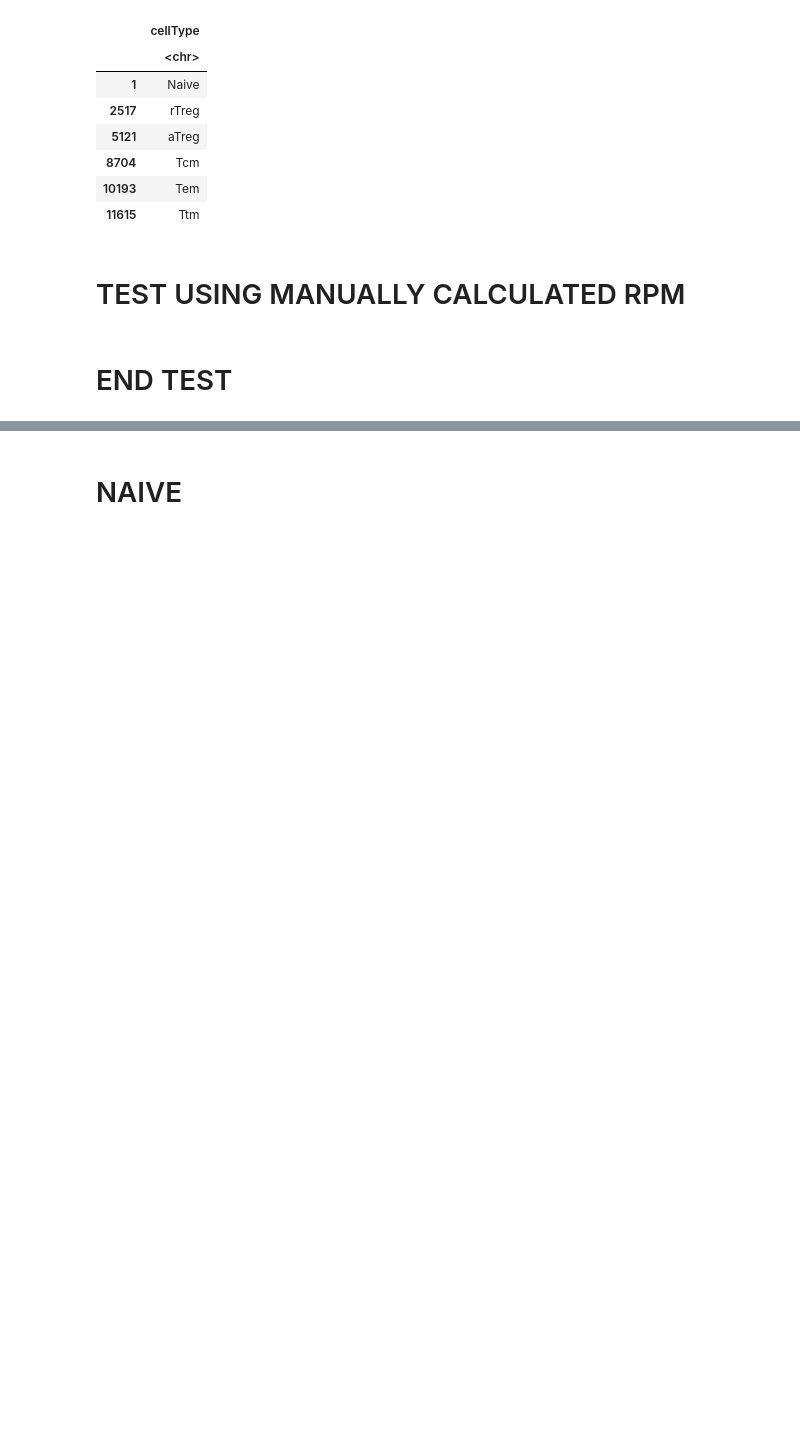
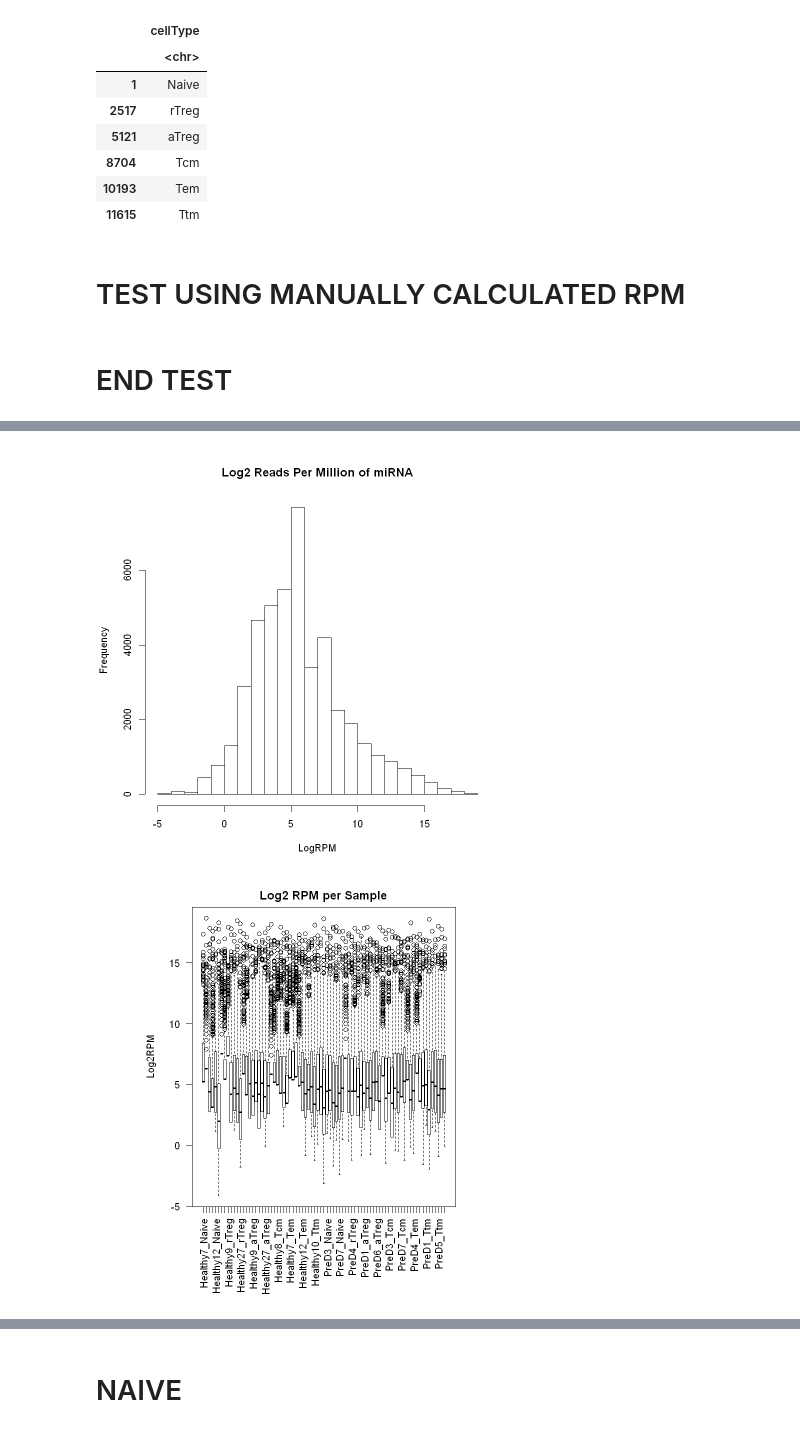
Before and after one commit to derrick56007/mirna_pre-t1d, a Jupyter notebook: notebooks/Volcano_plot_notebook.ipynb, the cells around one changed output, grey strips where cells are left out. Cells and saved outputs as stored; diff of their text form; code cells hidden in the pictures; blank space fills up the shorter version.

```diff
--- a/notebooks/Volcano_plot_notebook.ipynb
+++ b/notebooks/Volcano_plot_notebook.ipynb
@@ -198,3 +215,31 @@ summa.fit <- decideTests(fit.cont)
 summary(summa.fit)
 # %% [markdown]
 # END TEST
+# %%
+# HISTOGRAM OF ALL DATASET, NOT JUST NAIVE HERE
+
+countdata <- dcast(all, miRNA ~ sampleName, value.var= "Total.miRNA.reads", fill= 0)
+rownames(countdata) <- countdata$miRNA
+countdata$miRNA <- NULL
+
+group<-factor(c(rep("pret1Naive",6),rep("pret1rTreg",8),rep("pret1aTreg",9),rep("pret1Tcm",5),
+               rep("pret1Ttm",5),rep("pret1rTem",5),rep("healthyNaive",7),rep("healthyrTreg",7),
+               rep("healthyaTreg",6),rep("healthyTcm",7),rep("healthyTem",7),rep("healthyTtm",7)))
+
+countdata <- countdata + 0.5
+
+d <- DGEList(counts=countdata,group=group)
+
+# #filter, need counts over 1 in 6 samples
+# keep <- rowSums(cpm(d)>1) >= 6
+# d <- d[keep,]
+dim (d)
+
+# d$samples
+# filter all mirna with less than 1.5*(# of total samples) of counts across all samples. lowly expressing gene
+dd <- d[rowSums(d$counts) >= 1.5*ncol(d), ]
+# multiply by million and divide by column library size to get RPM
+d<-1e+06 * dd$count/expandAsMatrix(d$samples$lib.size,dim(dd))
+# take the log RPM
+d<-log2(d)
+d
@@ -200,0 +329,7 @@ summary(summa.fit)
+# %%
+hist(d, main="Log2 Reads Per Million of miRNA", xlab="LogRPM")
+par(mar=c(8,8,2,5))
+boxplot(x=d,las=2,main="Log2 RPM per Sample", ylab="Log2RPM")
+# %% [output]
+[figure, added]
+[figure, added]
```
Also changed, not shown: parts of 17 cells of this notebook, 1 other file.
